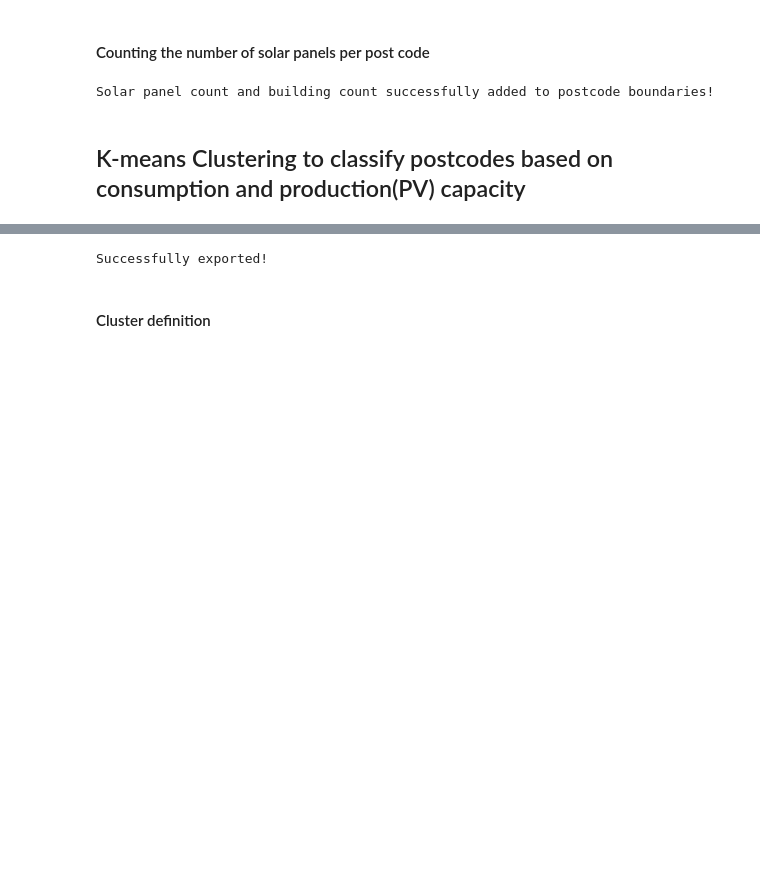
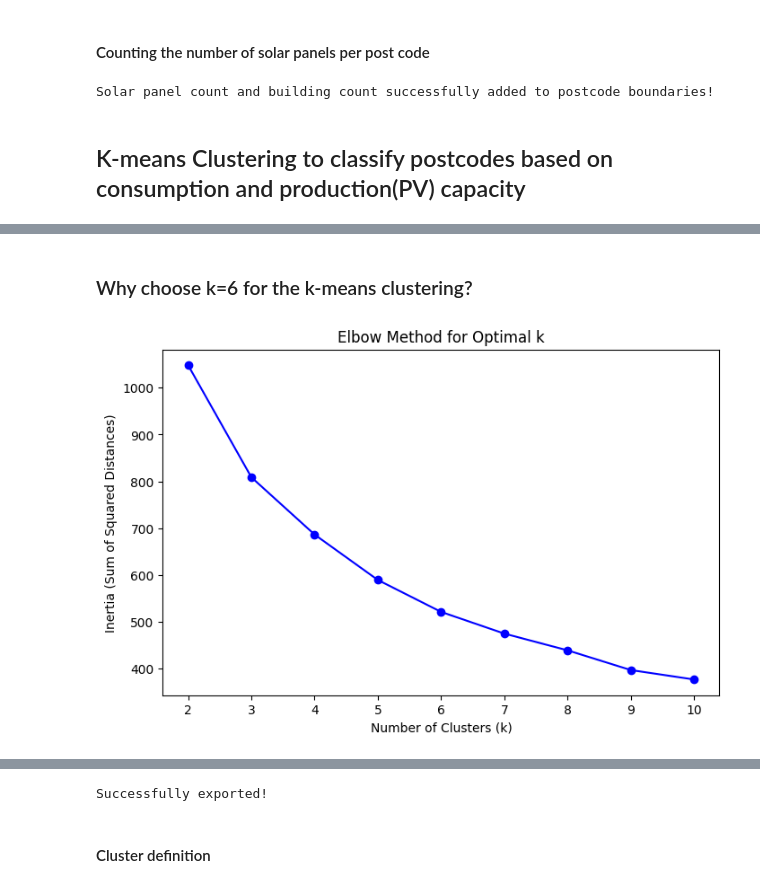
Before and after one commit to medh642/P2P-Trading, a Jupyter notebook: P2PSim/P2Ptrading.ipynb, the cells around one changed output, grey strips where cells are left out. Drawn from its saved outputs; the diff is of its cells as text; code cells hidden in the pictures; blank space fills up the shorter version.

Commit message:
Adding revised clustering

```diff
--- a/P2PSim/P2Ptrading.ipynb
+++ b/P2PSim/P2Ptrading.ipynb
@@ -174,0 +175,21 @@ Index(['PC6', 'Aantal_mul', 'Aantal_adr', 'Shape__Are', 'Shape__Len',
+# %% [markdown]
+### Why choose k=6 for the k-means clustering?
+# %%
+# ELBOW TEST : RESULT - Indicates a sharper drop at 6
+inertia = []
+k_values = range(2,11)
+
+for k in k_values:
+    kmeans = KMeans(n_clusters=k, random_state=42, n_init=10)
+    kmeans.fit(scaled_features)
+    inertia.append(kmeans.inertia_)
+
+# Plot the Elbow curve
+plt.figure(figsize=(8, 5))
+plt.plot(k_values, inertia, marker="o", linestyle="-", color="b")
+plt.xlabel("Number of Clusters (k)")
+plt.ylabel("Inertia (Sum of Squared Distances)")
+plt.title("Elbow Method for Optimal k")
+plt.show()
+# %% [output]
+[figure, added]
```
Also changed, not shown: parts of 10 cells of this notebook.
